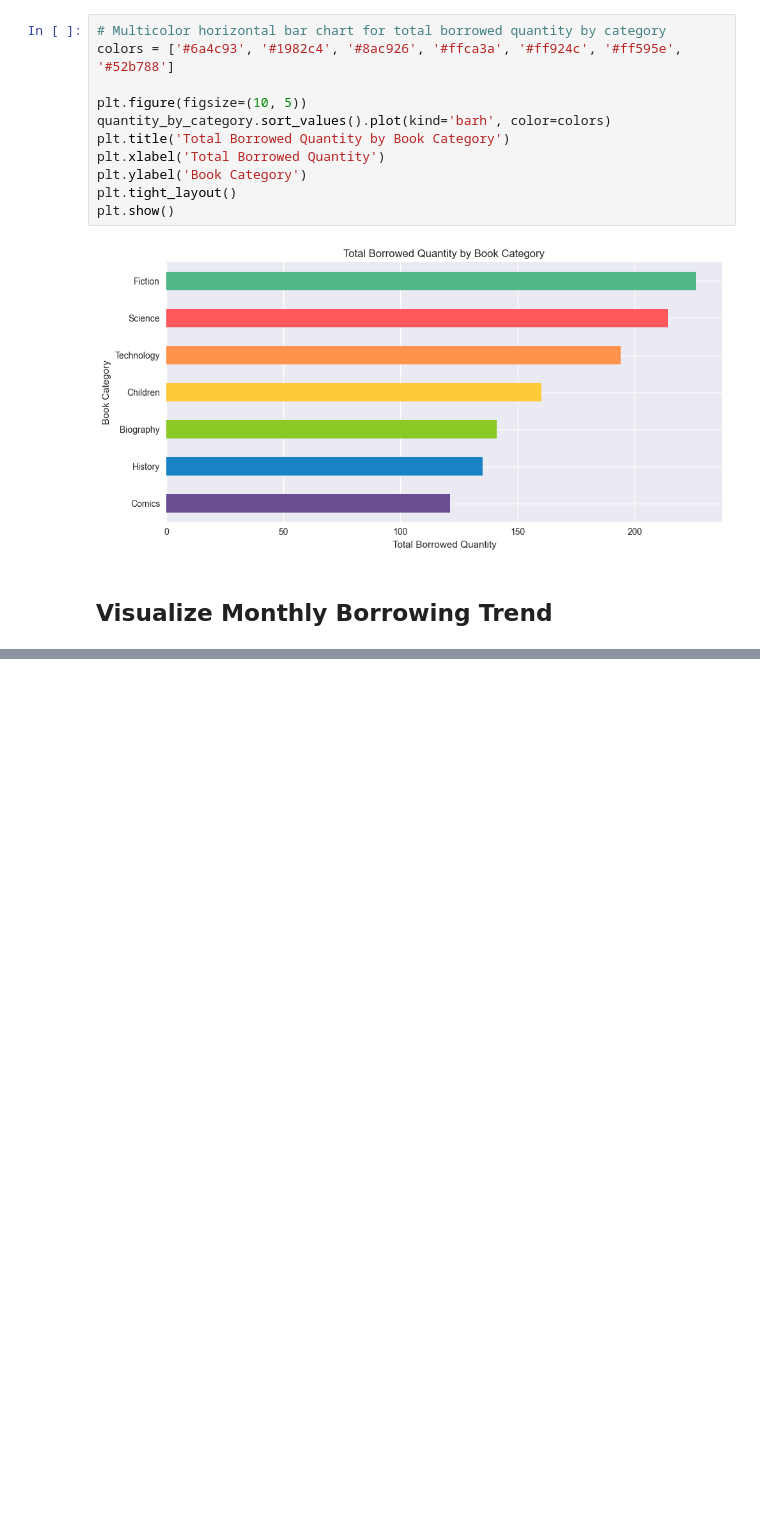
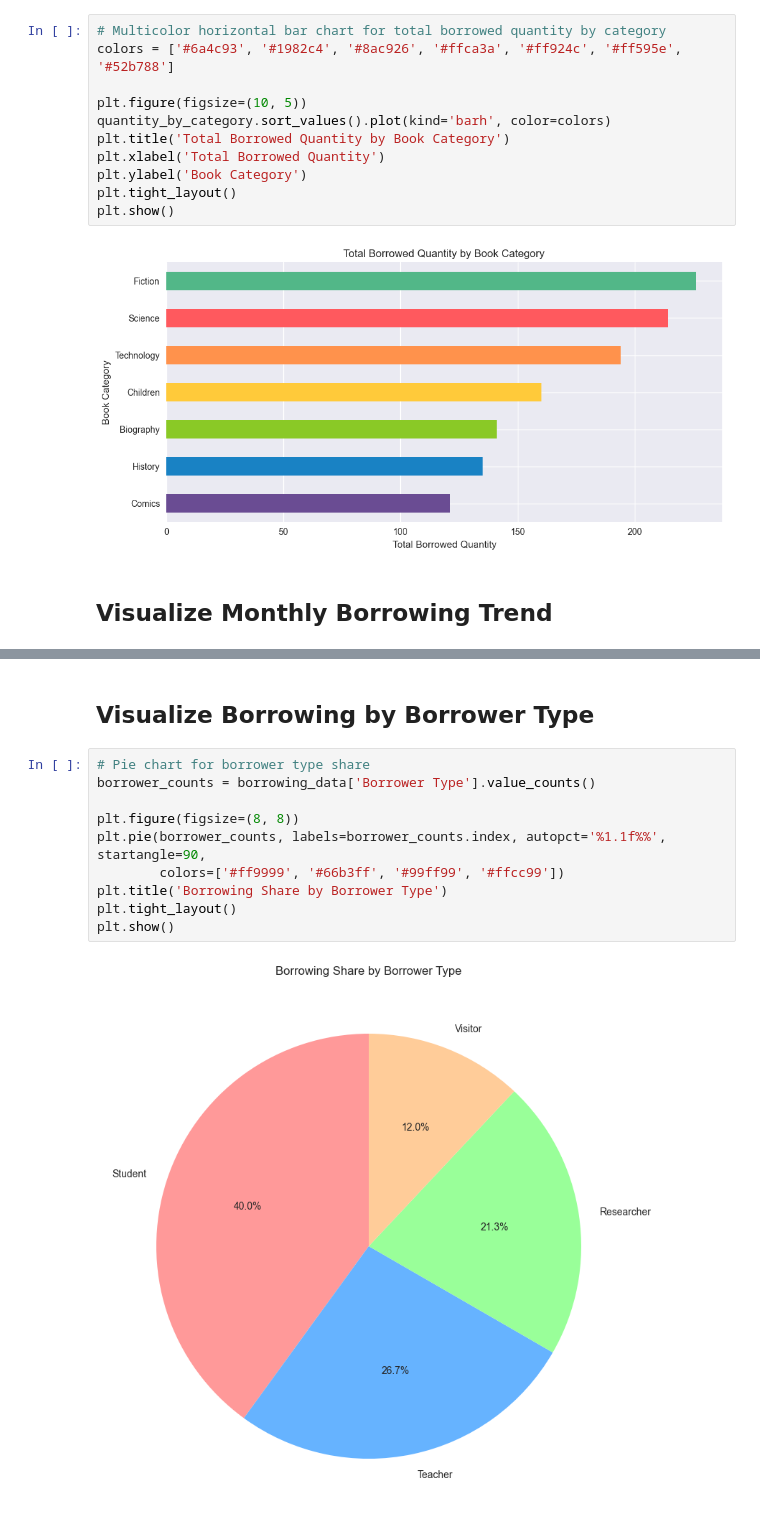
Before and after one commit to bshikder/Library_Book_Borrowing_Analyzer, a Jupyter notebook: Librery_Book_Borrowing_Analyzer.ipynb, the cells around one changed output, grey strips where cells are left out. Cells and saved outputs as stored; diff of their text form; blank space fills up the shorter version.

```diff
--- a/Librery_Book_Borrowing_Analyzer.ipynb
+++ b/Librery_Book_Borrowing_Analyzer.ipynb
@@ -194,0 +207,14 @@ plt.show()
+# %% [markdown]
+## Visualize Borrowing by Borrower Type
+# %%
+# Pie chart for borrower type share
+borrower_counts = borrowing_data['Borrower Type'].value_counts()
+
+plt.figure(figsize=(8, 8))
+plt.pie(borrower_counts, labels=borrower_counts.index, autopct='%1.1f%%', startangle=90,
+        colors=['#ff9999', '#66b3ff', '#99ff99', '#ffcc99'])
+plt.title('Borrowing Share by Borrower Type')
+plt.tight_layout()
+plt.show()
+# %% [output]
+[figure, added]
```
Also changed, not shown: parts of 11 cells of this notebook.
